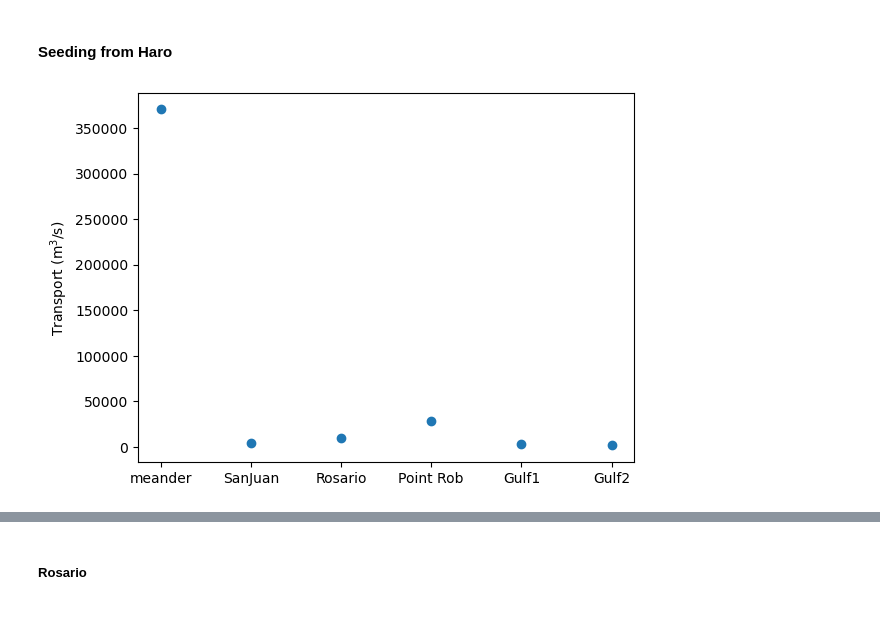
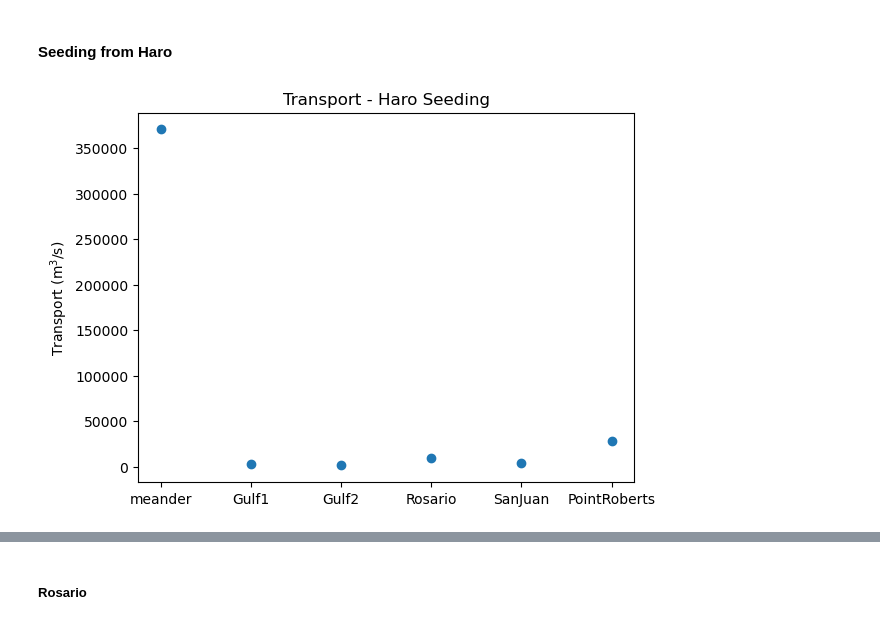
Before and after one commit to SalishSeaCast/analysis-camryn, a Jupyter notebook: Ariane/Transport.ipynb, the cells around one changed output, grey strips where cells are left out. Saved outputs shown, nothing was run; the diff lists cells and outputs as text; code cells hidden in the pictures.

```diff
--- a/Ariane/Transport.ipynb
+++ b/Ariane/Transport.ipynb
@@ -334,6 +505,8 @@ sectionnumback = [meander,gulf1,gulf2,rosario,sjc,haro]
 # %%
 #jan 1 - 15
 section_transb = []
+
+#hours seeded
 starttime = 1
 endtime = 25
 
@@ -351,15 +524,27 @@ for section in sectionnumback:
 
 section_transb3 = []
 
+starttime = 1
+endtime = 25
+
 for section in sectionnumback:
-    section_transb3.append(get_datat(databack28,section,starttime,endtime))
+    section_transb3.append(get_datat(databack29,section,starttime,endtime))
+
+starttimeb4 = 1
+endtimeb4 = 169
+
+section_transb4 = []
+
+for section in sectionnumback:
+    section_transb4.append(get_datat(databack28,section,starttimeb4,endtimeb4))
 
 fig,ax = plt.subplots()
 
 ax.scatter(sectionplot,section_transb)
 ax.scatter(sectionplot,section_transb1,marker='+')
 ax.scatter(sectionplot,section_transb3,marker='_')
-ax.legend(['jan15','jan01','28days'])
+ax.scatter(sectionplot,section_transb4,marker='x')
+ax.legend(['jan15','jan01','s1t28','s7t21'])
 ax.set_xticks(sectionplot)
 ax.set_ylabel(f'Transport (m$^3$ /s)')
 ax.set_xticklabels(['meander','Gulf1','Gulf2','Rosario','San Juan','Haro']);
@@ -462,35 +696,34 @@ ax[1].set_title(f'Transport = {np.round(section_transb3[sjc-1])} m$^3$/s');
 #### Seeding from Haro
 # %%
 #Import data
-datahs = xr.open_dataset('for_jan18_PR/for_straight_01jan18_s7t28/ariane_positions_quantitative.nc')
+datafhspr = xr.open_dataset('forharoPR_jan18/for_straight_01jan18_s7t28/ariane_positions_quantitative.nc')
 
 starttime = 1
 endtime = 168
 
 harohs = 1
-sanjuanhs = 2
-rosariohs = 3
-pointrobhs = 4
-gulf1hs = 5
-gulf2hs = 6
+gulf1 = 2
+gulf2 = 3
+pointrobhs = 6
 
-sectionnumhs = [meander, sanjuanhs, rosariohs,pointrobhs,gulf1hs,gulf2hs ]
+sectionnumhs = [meander, gulf1, gulf2,rosario,sjc,pointrobhs ]
 
-section_transphs = []
+section_transpfhspr = []
 
 for section in sectionnumhs:
-    section_transphs.append(get_datat(datahs,section,starttime,endtime,))
+    section_transpfhspr.append(get_datat(datafhspr,section,starttime,endtime,))
 
-
-section_transphs
 
 fig,ax = plt.subplots()
 
-ax.scatter(sectionplot,section_transphs)
+ax.scatter(sectionplot,section_transpfhspr)
 ax.set_xticks(sectionplot)
-ax.set_xticklabels(['meander','SanJuan','Rosario','Point Rob','Gulf1','Gulf2'])
+ax.set_xticklabels(['meander','Gulf1','Gulf2','Rosario','SanJuan','PointRoberts'])
 ax.set_ylabel(f'Transport (m$^3$/s)');
+ax.set_title('Transport - Haro Seeding')
+
+time68 = endtime-starttime
 # %% [output]
-[figure, old version]
+[figure, new version]
 # %%
 # Compare transport to san juan and rosario from haro vs. from victoria sill
```
Also changed, not shown: parts of 199 cells of this notebook, 2 other files.
